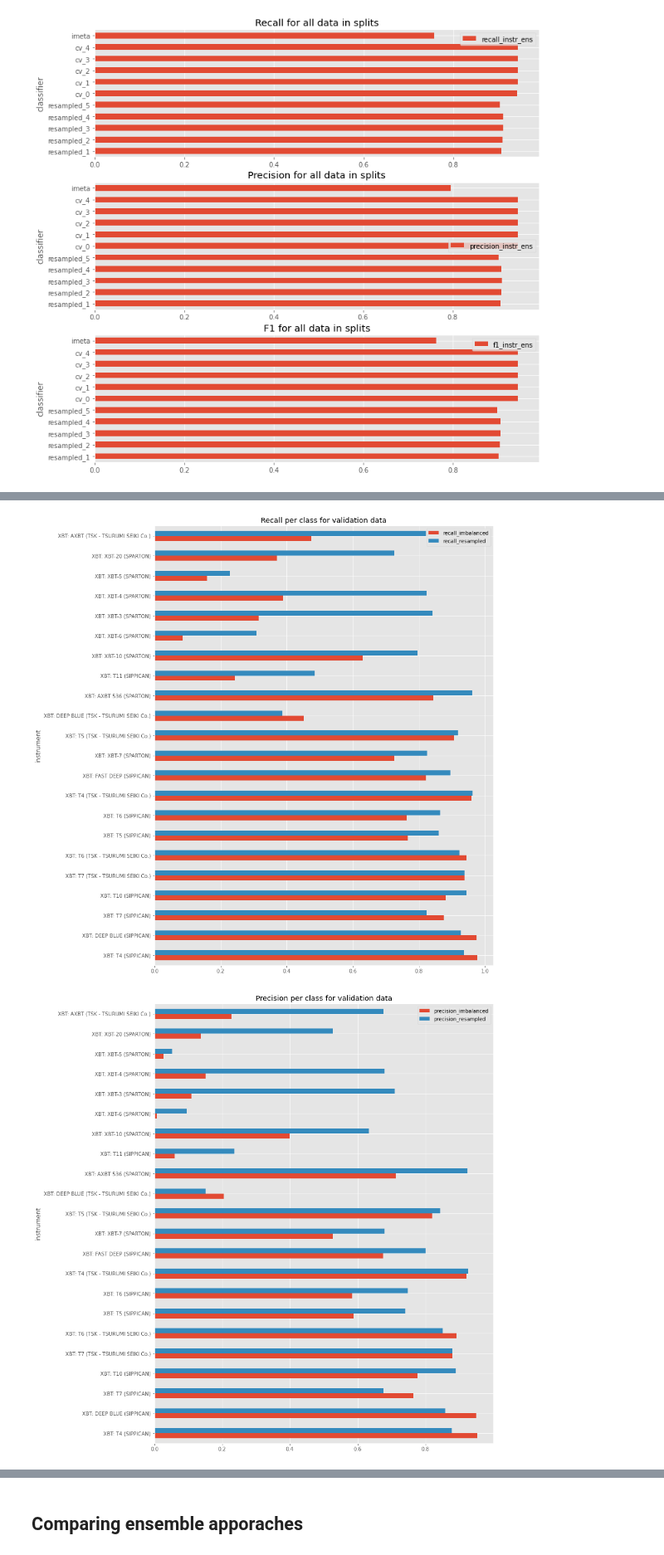
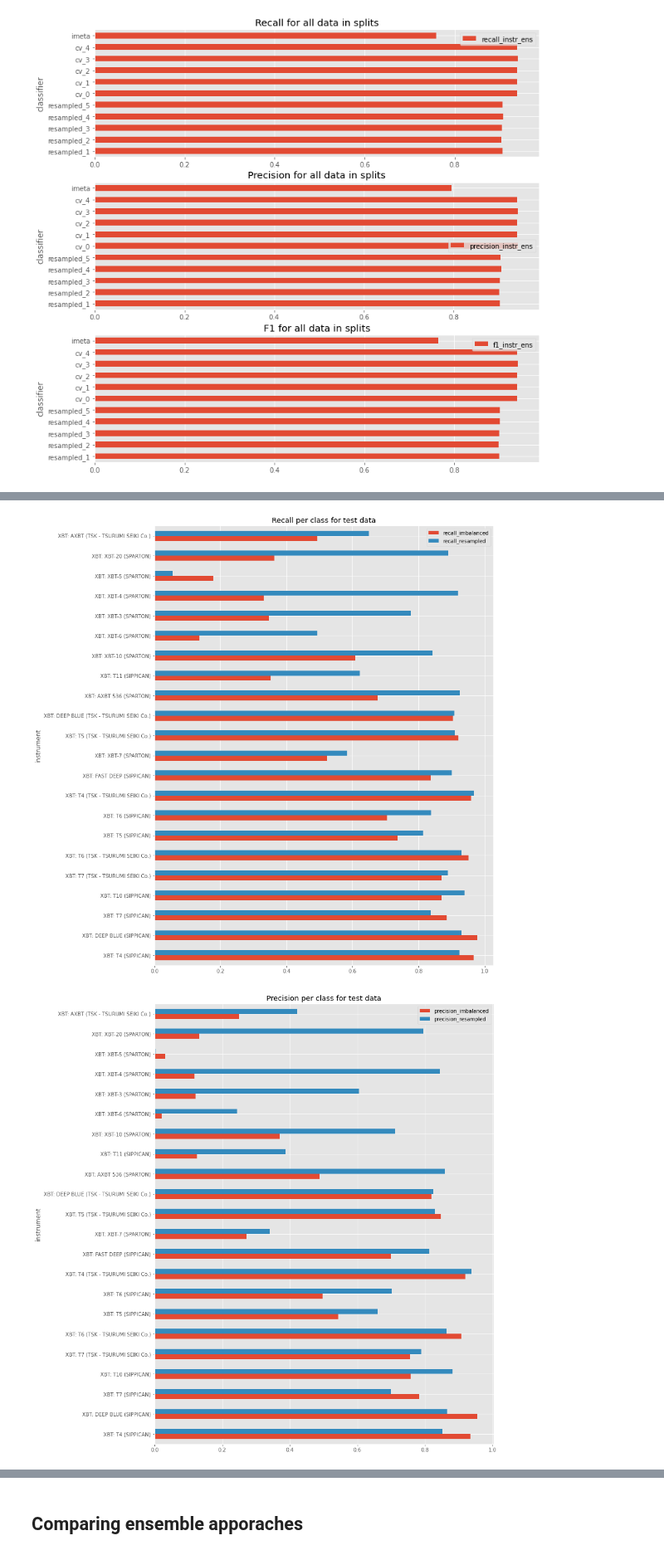
Before and after one commit to MetOffice/XBTs_classification, a Jupyter notebook: notebooks/dt_ensemble_comparison.ipynb, the cells around one changed output, grey strips where cells are left out. Shown at 83% size. Drawn from its saved outputs; the diff is of its cells as text; code cells hidden in the pictures.

Commit message:
#109 Update to ensemble notebook to use correct train/validation/test.

```diff
--- a/notebooks/dt_ensemble_comparison.ipynb
+++ b/notebooks/dt_ensemble_comparison.ipynb
@@ -335,8 +355,8 @@ metrics_defs_dict = {
 # %%
 metrics_imeta_all = { f'{metric_name}_instr_ens' :
     metric1['metric_func'](
-        xbt_validation.filter_features([f'{target_feature_name}_imeta']).get_ml_dataset()[0],
-        xbt_validation.filter_features([target_feature_name]).get_ml_dataset()[0],
+        xbt_test.filter_features([f'{target_feature_name}_imeta']).get_ml_dataset()[0],
+        xbt_test.filter_features([target_feature_name]).get_ml_dataset()[0],
         **metric1['metric_args_dict']
     )
     for metric_name,metric1 in metrics_defs_dict.items()
@@ -399,6 +419,6 @@ metrics_all_classifiers
 # %%
 %%time
-metrics_raw_dict = { f'{metric_name}_instr_{res_ix1}': [calc_metric_subset(xbt_validation,
+metrics_raw_dict = { f'{metric_name}_instr_{res_ix1}': [calc_metric_subset(xbt_test,
                    clf1,
                    {target_feature_name: fn1},
                    input_feature_names,
@@ -408,7 +428,8 @@ metrics_raw_dict = { f'{metric_name}_instr_{res_ix1}': [calc_metric_subset(xbt_v
  for metric_name,metric1 in metrics_defs_dict.items()
  for res_ix1, clf1 in clf_dict_resampled.items()
 }
-metrics_raw_dict['num_profiles'] = [xbt_labelled.filter_obs({target_feature_name: fn1}).shape[0] for  fn1 in instrument_list]
+metrics_raw_dict['num_profiles'] = [xbt_labelled.filter_obs({target_feature_name: fn1}).shape[0]
+                                    for  fn1 in instrument_list]
 metrics_raw_dict[target_feature_name] = [fn1 for  fn1 in instrument_list]
 
 metrics_per_class_resampled_df = pandas.DataFrame(metrics_raw_dict)
@@ -422,6 +443,6 @@ Wall time: 46.5 s
 # %%
 %%time
-metrics_raw_cv_dict = { f'{metric_name}_instr_{res_ix1}': [calc_metric_subset(xbt_validation,
+metrics_raw_cv_dict = { f'{metric_name}_instr_{res_ix1}': [calc_metric_subset(xbt_test,
                    clf1,
                    {target_feature_name: fn1},
                    input_feature_names,
@@ -431,7 +452,8 @@ metrics_raw_cv_dict = { f'{metric_name}_instr_{res_ix1}': [calc_metric_subset(xb
  for metric_name,metric1 in metrics_defs_dict.items()
  for res_ix1, clf1 in clf_dict_cv.items()
 }
-metrics_raw_cv_dict['num_profiles'] = [xbt_labelled.filter_obs({target_feature_name: fn1}).shape[0] for  fn1 in instrument_list]
+metrics_raw_cv_dict['num_profiles'] = [xbt_labelled.filter_obs({target_feature_name: fn1}).shape[0]
+                                       for fn1 in instrument_list]
 metrics_raw_cv_dict[target_feature_name] = [fn1 for  fn1 in instrument_list]
 
 metrics_per_class_cv_df = pandas.DataFrame(metrics_raw_cv_dict)
@@ -515,8 +602,8 @@ findfont: Font family ['normal'] not found. Falling back to DejaVu Sans.
 findfont: Font family ['normal'] not found. Falling back to DejaVu Sans.
 [figure]
 # %%
-metrics_per_class_cv_df_plot = metrics_per_class_cv_df[[(xbt_validation.filter_obs({target_feature_name: ins1}).shape[0] >10) for ins1 in metrics_per_class_cv_df['instrument']]]
-metrics_per_class_resampled_df_plot = metrics_per_class_resampled_df[[(xbt_validation.filter_obs({target_feature_name: ins1}).shape[0] >10) for ins1 in metrics_per_class_resampled_df['instrument']]]
+metrics_per_class_cv_df_plot = metrics_per_class_cv_df[[(xbt_test.filter_obs({target_feature_name: ins1}).shape[0] >10) for ins1 in metrics_per_class_cv_df['instrument']]]
+metrics_per_class_resampled_df_plot = metrics_per_class_resampled_df[[(xbt_test.filter_obs({target_feature_name: ins1}).shape[0] >10) for ins1 in metrics_per_class_resampled_df['instrument']]]
 # %%
 metrics_per_class_cv_df[['recall_instr_avg', 'instrument', 'num_profiles']]
 # %% [output]
@@ -547,23 +634,23 @@ table_comparison_classes = pandas.DataFrame({'instrument': metrics_per_class_cv_
                  })
 table_comparison_classes.to_csv('/data/users/shaddad/xbt-data/plots/per_class_imablancesVsResampled.csv', index=False)
 # %%
-fig1 = matplotlib.pyplot.figure('recall_per_class_validation', figsize=(12,16))
-ax1 = fig1.add_subplot(1,1,1,title='Recall per class for validation data')
+fig1 = matplotlib.pyplot.figure('recall_per_class_test', figsize=(12,16))
+ax1 = fig1.add_subplot(1,1,1,title='Recall per class for test data')
 _ = pandas.DataFrame({'instrument': metrics_per_class_resampled_df_plot['instrument'],
                   'recall_imbalanced': metrics_per_class_cv_df_plot['recall_instr_avg'],
                   'recall_resampled': metrics_per_class_resampled_df_plot['recall_instr_avg'],
                  }).plot.barh(x='instrument', ax=ax1)
-fig1.savefig('/data/users/shaddad/xbt-data/plots/recall_validation_per_class_imbalancedClf.png', bbox_inches='tight')
+fig1.savefig('/data/users/shaddad/xbt-data/plots/recall_test_per_class_imbalancedClf.png', bbox_inches='tight')
 # %% [output]
-[figure, old version]
+[figure, new version]
 # %%
-fig1 = matplotlib.pyplot.figure('recall_per_class_validation', figsize=(12,16))
-ax1 = fig1.add_subplot(1,1,1,title='Precision per class for validation data')
+fig1 = matplotlib.pyplot.figure('precision_per_class_test', figsize=(12,16))
+ax1 = fig1.add_subplot(1,1,1,title='Precision per class for test data')
 _ = pandas.DataFrame({'instrument': metrics_per_class_cv_df_plot['instrument'],
                   'precision_imbalanced': metrics_per_class_cv_df_plot['precision_instr_avg'],
                   'precision_resampled': metrics_per_class_resampled_df_plot['precision_instr_avg'],
                  }).plot.barh(x='instrument', ax=ax1)
-fig1.savefig('/data/users/shaddad/xbt-data/plots/precision_validation_per_class_imbalancedClf.png', bbox_inches='tight')
+fig1.savefig('/data/users/shaddad/xbt-data/plots/precision_test_per_class_imbalancedClf.png', bbox_inches='tight')
 # %% [output]
-[figure, old version]
+[figure, new version]
 # %%
```
Also changed, not shown: parts of 57 cells of this notebook.
